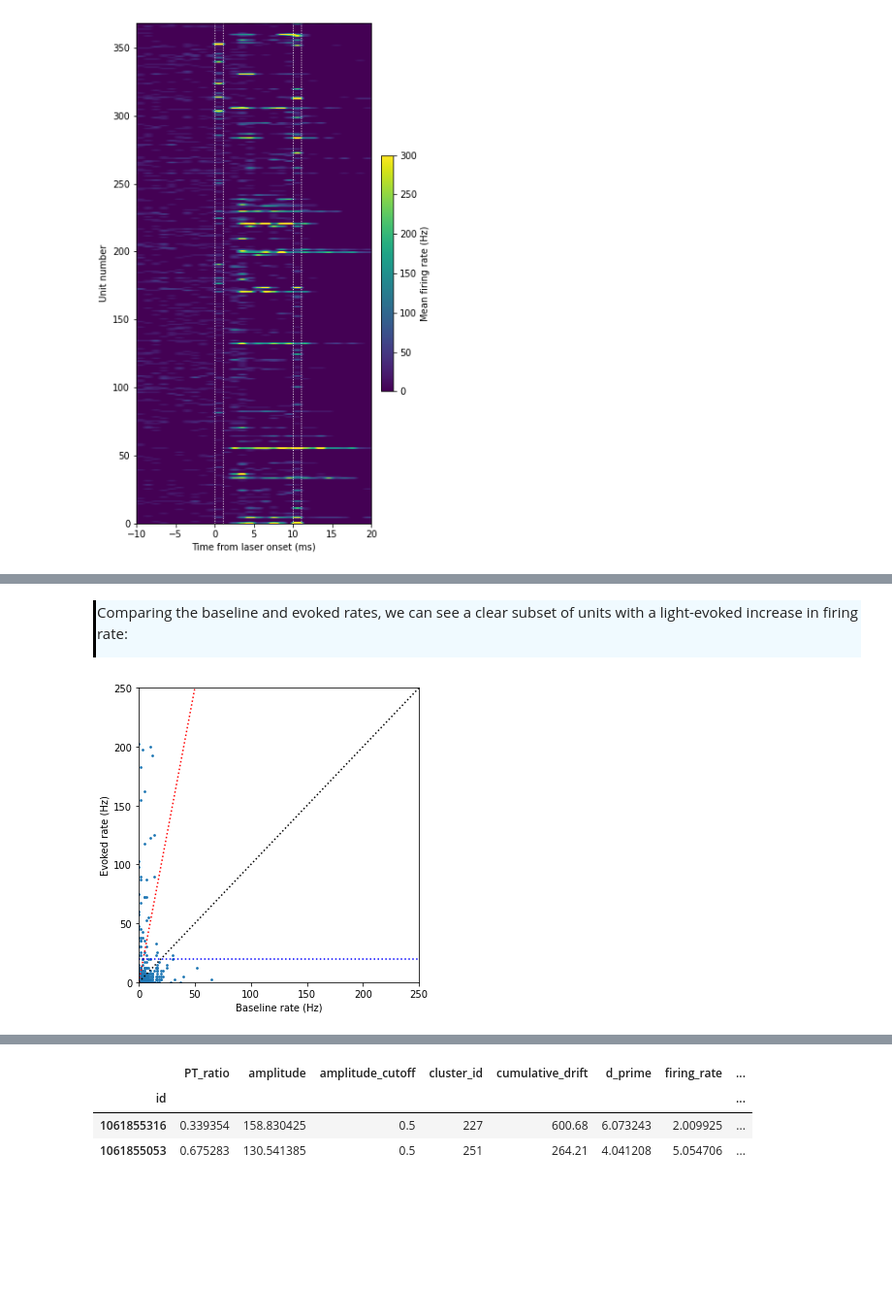
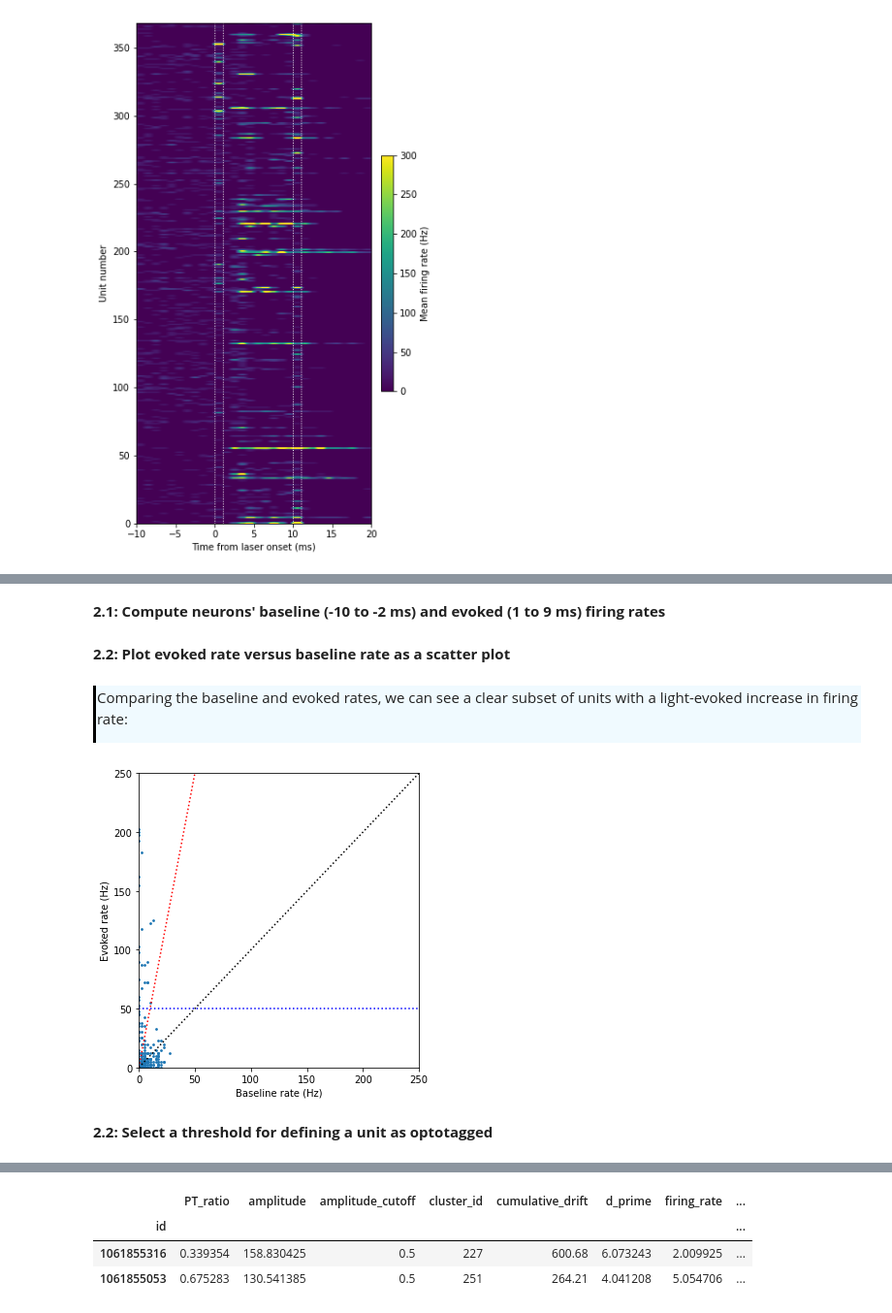
Before and after one commit to AllenInstitute/swdb_2022, a Jupyter notebook: Organizers/VBN_Optotagging.ipynb, the cells around one changed output, grey strips where cells are left out. Shown at 97% size. Saved outputs shown, nothing was run; the diff lists cells and outputs as text; code cells hidden in the pictures; blank space fills up the shorter version.

```diff
--- a/Organizers/VBN_Optotagging.ipynb
+++ b/Organizers/VBN_Optotagging.ipynb
@@ -116,20 +120,20 @@ def makePSTH(spikes, startTimes, windowDur, binSize=0.001):
     '''
     bins = np.arange(0,windowDur+binSize,binSize)
     counts = np.zeros(bins.size-1)
-    for i,start in enumerate(startTimes):
+    for start in startTimes:
         startInd = np.searchsorted(spikes, start)
         endInd = np.searchsorted(spikes, start+windowDur)
         counts = counts + np.histogram(spikes[startInd:endInd]-start, bins)[0]
 
     counts = counts/len(startTimes)
-    return counts/binSize, bins
+    return counts/binSize, bins[:-1]
 
 
-def make_neuron_time_trials_tensor(units, stim_table,
+def make_neuron_time_trials_array(units, stim_table,
                                    time_before, trial_duration,
                                    bin_size=0.001):
     '''
-    Function to make a tensor with dimensions [neurons, time bins, trials] to store
+    Function to make a 3D array with dimensions [neurons, time bins, trials] to store
     the spike counts for stimulus presentation trials.
     INPUTS:
         units: dataframe with unit info (same form as session.units table)
@@ -139,22 +143,36 @@ def make_neuron_time_trials_tensor(units, stim_table,
         trial_duration: total time in seconds to take for each trial
         bin_size: bin_size in seconds used to bin spike counts
     OUTPUTS:
-        unit_tensor: tensor storing spike counts. The value in [i,j,k]
+        unit_array: 3D array storing spike counts. The value in [i,j,k]
             is the spike count for neuron i at time bin j in the kth trial.
+        time_vector: vector storing the trial timestamps for the time bins
     '''
+    # Get dimensions of output array
     neuron_number = len(units)
     trial_number = len(stim_table)
-    unit_tensor = np.zeros((neuron_number, int(trial_duration/bin_size), trial_number))
+    num_time_bins = int(trial_duration/bin_size)
 
+    # Initialize array
+    unit_array = np.zeros((neuron_number, num_time_bins, trial_number))
+
+    # Loop through units and trials and store spike counts for every time bin
     for u_counter, (iu, unit) in enumerate(units.iterrows()):
+
+        # grab spike times for this unit
         unit_spike_times = spike_times[iu]
+
+        # now loop through trials and make a PSTH for this unit for every trial
         for t_counter, (it, trial) in enumerate(stim_table.iterrows()):
             trial_start = trial.start_time - time_before
-            unit_tensor[u_counter, :, t_counter] = makePSTH(unit_spike_times,
+            unit_array[u_counter, :, t_counter] = makePSTH(unit_spike_times,
                                                             [trial_start],
                                                             trial_duration,
                                                             binSize=bin_size)[0]
-    return unit_tensor
+
+    # Make the time vector that will label the time axis
+    time_vector = np.arange(num_time_bins)*bin_size - time_before
+
+    return unit_array, time_vector
 # %% [markdown]
 <div style="border-left: 3px solid #000; padding: 1px; padding-left: 10px; background: #F0FAFF; ">
 
@@ -200,0 +216,7 @@ opto_array = make_neuron_time_trials_tensor(cortical_units, opto_table, time_bef
+# %%
+#Make 3D array
+time_before_laser = 0.5
+trial_duration = 1.5
+bin_size = 0.001
+time_array = np.arange(-time_before_laser,trial_duration-time_before_laser,bin_size)
+opto_array,time = make_neuron_time_trials_array(cortical_units, opto_table, time_before_laser, trial_duration, bin_size)
@@ -253,13 +284,11 @@ There are a variety of ways to define optotagged cells, but these are the most i
 For these reasons, we've found that the 10 ms pulses are the most useful stimulus for finding true light-evoked activity. These pulses provide a long enough artifact-free window to observe light-evoked spikes, but do not last long enough to be contaminated by visually driven activity.
 
 Using the 3D array we created previously, we can search for units that increase their firing rate during the 10 ms pulse:
+# %% [markdown]
+**2.1: Compute neurons' baseline (-10 to -2 ms) and evoked (1 to 9 ms) firing rates**
 # %%
 # slice our data array to take the baseline period (before the laser turns on)
-baseline_time_idx = (time_array>=-0.010)&(time_array<0.002)
+baseline_time_idx = (time_array>=-0.010)&(time_array<-0.002)
 
 # then average over this time window in the mean_opto_responses to get the baseline rate for each unit
 baseline_rate = np.mean(mean_opto_responses[:,baseline_time_idx],1)
-
-# do the same for the period when the laser was on to get the evoked rate for each unit
-evoked_rate_idx = (time_array>=0.001)&(time_array<0.009)
-evoked_rate = np.mean(mean_opto_responses[:,evoked_rate_idx],1)
@@ -266,28 +301,32 @@ evoked_rate = np.mean(mean_opto_responses[:,evoked_rate_idx],1)
+# %% [markdown]
+**2.2: Plot evoked rate versus baseline rate as a scatter plot**
 # %% [markdown]
 <div style="border-left: 3px solid #000; padding: 1px; padding-left: 10px; background: #F0FAFF; ">
 
 Comparing the baseline and evoked rates, we can see a clear subset of units with a light-evoked increase in firing rate:
 # %%
 increase_in_FR = 5 #multiple increase over baseline rate
-min_evoked_rate = 20 #Hz
+min_evoked_rate = 50 #Hz
 
 fig,ax=plt.subplots(1,1,figsize=(5,5))
 
 ax.scatter(baseline_rate, evoked_rate, s=3)
 
 axis_limit = 250
 ax.plot([0,axis_limit],[0,axis_limit], ':k')
 ax.plot([0,axis_limit],[0,axis_limit*increase_in_FR], ':r')
 ax.axhline(min_evoked_rate,color='b',linestyle=':')
 ax.set_xlim([0,axis_limit])
 ax.set_ylim([0,axis_limit])
 
 ax.set_xlabel('Baseline rate (Hz)')
 ax.set_ylabel('Evoked rate (Hz)')
 
 fig.tight_layout()
 # %% [output]
-[figure, old version]
+[figure, new version]
+# %% [markdown]
+**2.2: Select a threshold for defining a unit as optotagged**
 # %% [markdown]
 <div style="border-left: 3px solid #000; padding: 1px; padding-left: 10px; background: #F0FAFF; ">
 
```
Also changed, not shown: parts of 32 cells of this notebook.
